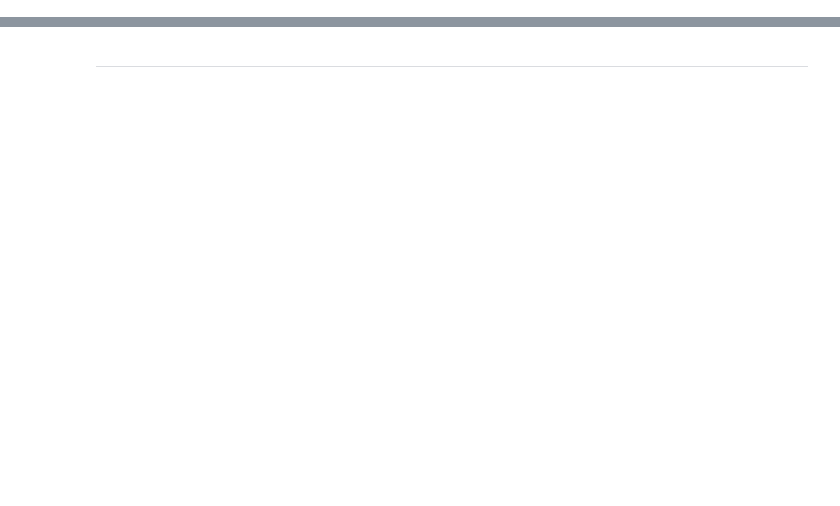
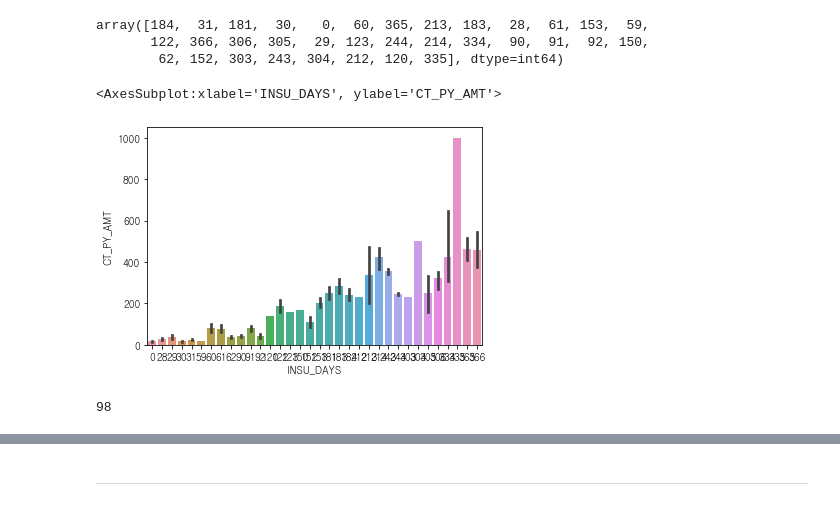
Before and after one commit to yoonhyeyoon/ChiChu, a Jupyter notebook: 전처리 ipynb/윤혜윤_여행자보험.ipynb, the cells around one changed output, grey strips where cells are left out. Saved outputs shown, nothing was run; the diff lists cells and outputs as text; code cells hidden in the pictures; blank space fills up the shorter version.

```diff
--- a/전처리 ipynb/윤혜윤_여행자보험.ipynb
+++ b/전처리 ipynb/윤혜윤_여행자보험.ipynb
@@ -148,0 +219,12 @@ df3
+# %%
+df_t.INSU_DAYS.unique()
+# %% [output]
+array([184,  31, 181,  30,   0,  60, 365, 213, 183,  28,  61, 153,  59,
+       122, 366, 306, 305,  29, 123, 244, 214, 334,  90,  91,  92, 150,
+        62, 152, 303, 243, 304, 212, 120, 335], dtype=int64)
+# %%
+# 보장기간별 납입금액 분포
+sns.barplot(df_t["INSU_DAYS"], df_t["CT_PY_AMT"])
+# %% [output]
+<AxesSubplot:xlabel='INSU_DAYS', ylabel='CT_PY_AMT'>
+[figure, added]
@@ -148,0 +246,4 @@ df3
+# %%
+len(df_t[df_t.INSU_DAYS >= 365])
+# %% [output]
+98
```
Also changed, not shown: parts of 79 cells of this notebook.
